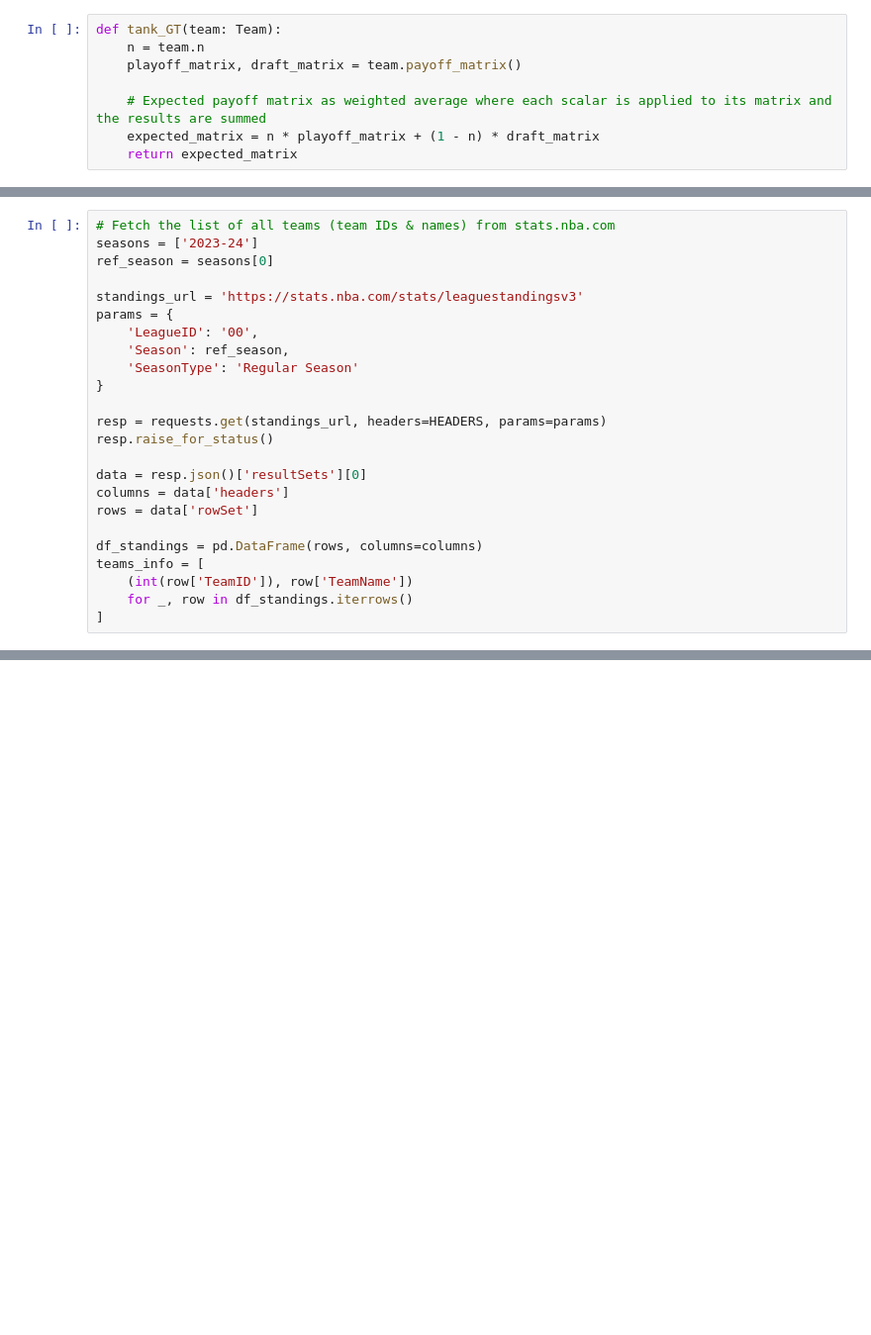
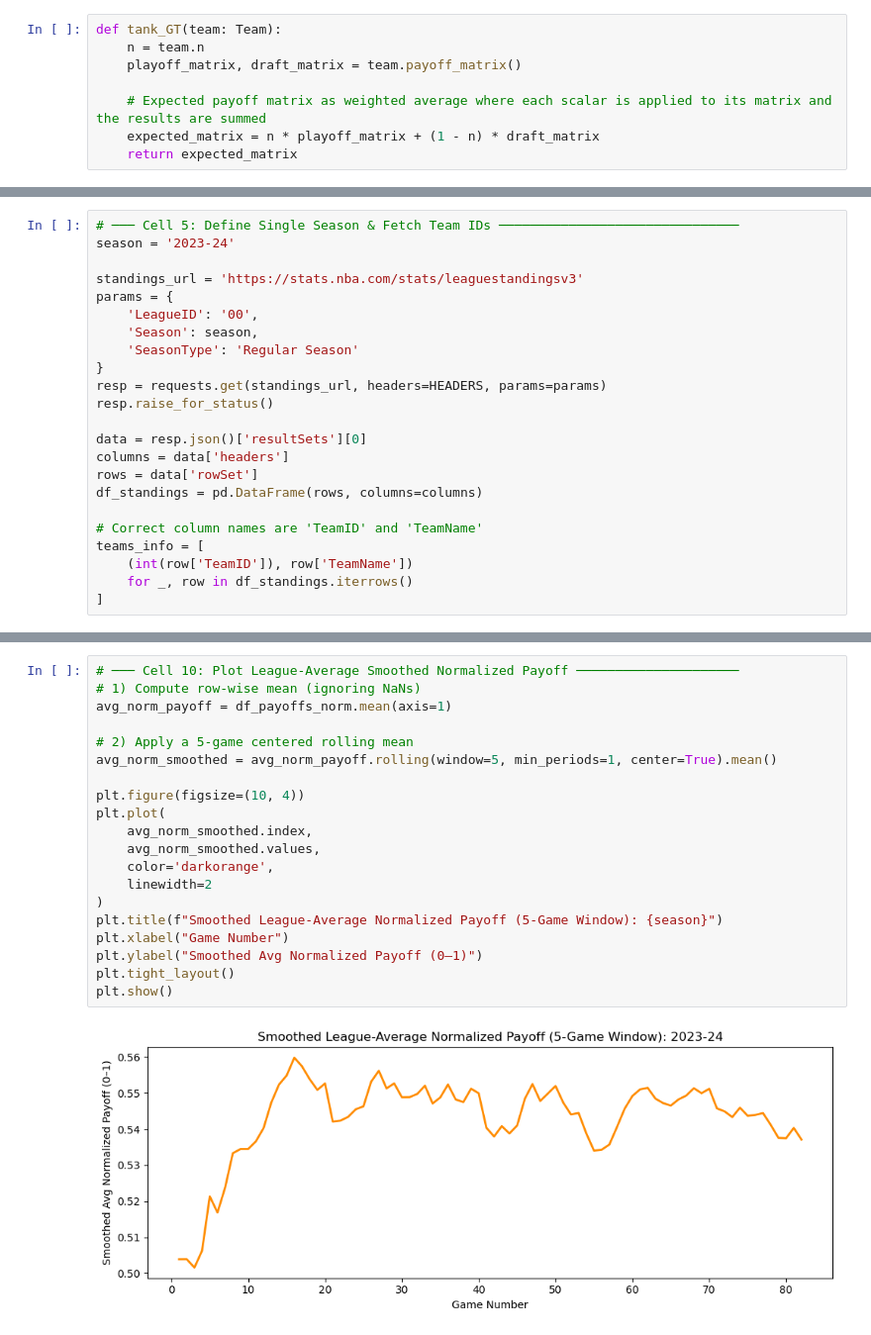
Before and after one commit to ebchassine/Math-34-Final-Project, a Jupyter notebook: EGT_Model.ipynb, the cells around one changed output, grey strips where cells are left out. Shown at 99% size. Saved outputs shown, nothing was run; the diff lists cells and outputs as text; blank space fills up the shorter version.

```diff
--- a/EGT_Model.ipynb
+++ b/EGT_Model.ipynb
@@ -139,24 +131,23 @@ def get_team_game_log(team_id, season):
     return df
 # %%
-# Fetch the list of all teams (team IDs & names) from stats.nba.com
-seasons = ['2023-24']
-ref_season = seasons[0]
+# ─── Cell 5: Define Single Season & Fetch Team IDs ───────────────────────────────
+season = '2023-24'
 
 standings_url = 'https://stats.nba.com/stats/leaguestandingsv3'
 params = {
     'LeagueID': '00',
-    'Season': ref_season,
+    'Season': season,
     'SeasonType': 'Regular Season'
 }
-
 resp = requests.get(standings_url, headers=HEADERS, params=params)
 resp.raise_for_status()
 
 data = resp.json()['resultSets'][0]
 columns = data['headers']
 rows = data['rowSet']
+df_standings = pd.DataFrame(rows, columns=columns)
 
-df_standings = pd.DataFrame(rows, columns=columns)
+# Correct column names are 'TeamID' and 'TeamName'
 teams_info = [
     (int(row['TeamID']), row['TeamName'])
     for _, row in df_standings.iterrows()
@@ -322,0 +273,22 @@ plt.show()
+# %%
+# ─── Cell 10: Plot League‐Average Smoothed Normalized Payoff ─────────────────────
+# 1) Compute row‐wise mean (ignoring NaNs)
+avg_norm_payoff = df_payoffs_norm.mean(axis=1)
+
+# 2) Apply a 5‐game centered rolling mean
+avg_norm_smoothed = avg_norm_payoff.rolling(window=5, min_periods=1, center=True).mean()
+
+plt.figure(figsize=(10, 4))
+plt.plot(
+    avg_norm_smoothed.index,
+    avg_norm_smoothed.values,
+    color='darkorange',
+    linewidth=2
+)
+plt.title(f"Smoothed League‐Average Normalized Payoff (5‐Game Window): {season}")
+plt.xlabel("Game Number")
+plt.ylabel("Smoothed Avg Normalized Payoff (0–1)")
+plt.tight_layout()
+plt.show()
+# %% [output]
+[figure, added]
```
Also changed, not shown: parts of 13 cells of this notebook.
